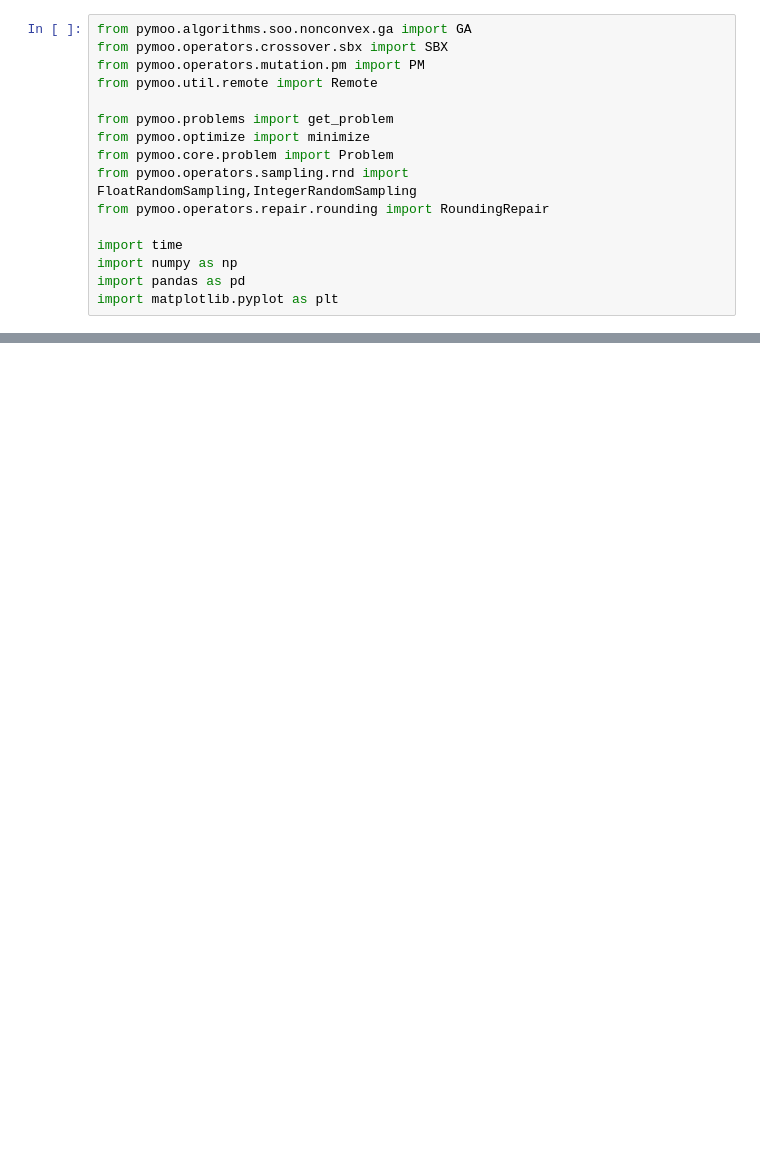
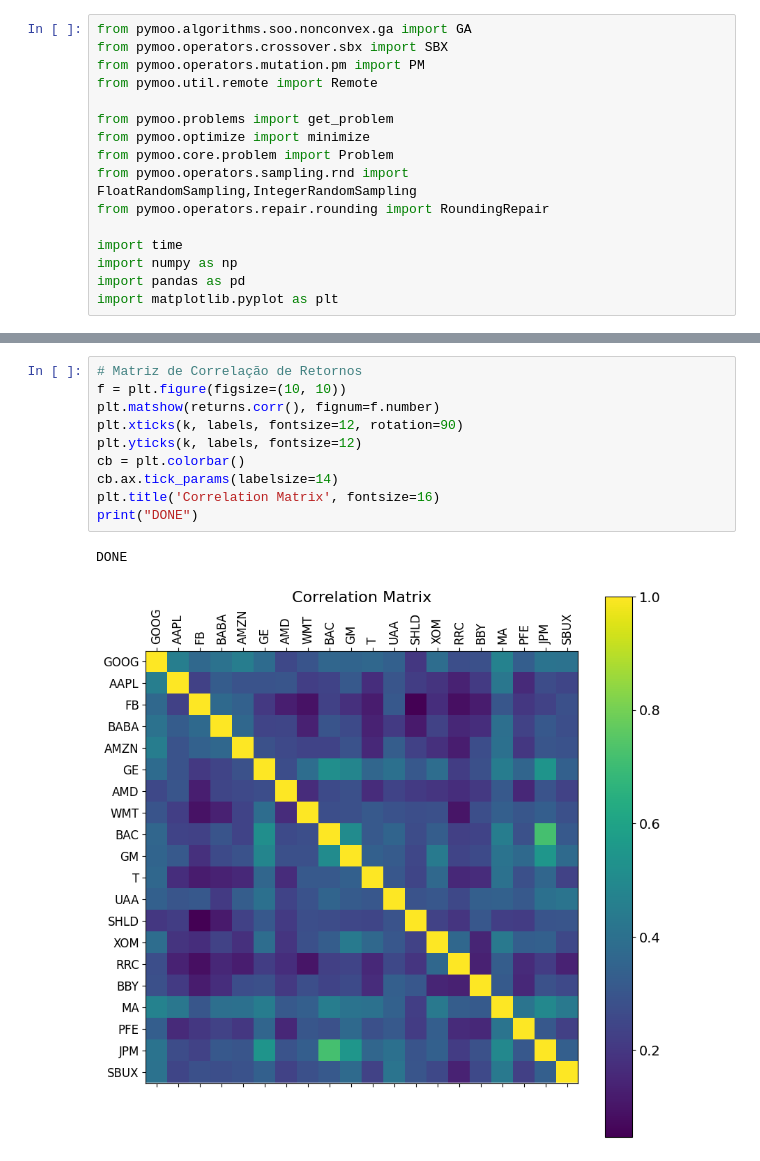
Before and after one commit to JoaoDelVecchio/Quantamental, a Jupyter notebook: Etapa 2/Estratégia 2.1/Estratégia 2.1.ipynb, the cells around one changed output, grey strips where cells are left out. Drawn from its saved outputs; the diff is of its cells as text; blank space fills up the shorter version.

```diff
--- a/Etapa 2/Estratégia 2.1/Estratégia 2.1.ipynb
+++ b/Etapa 2/Estratégia 2.1/Estratégia 2.1.ipynb
@@ -37,0 +48,13 @@ print('Shapes of returns=',returns.shape)
+# %%
+# Matriz de Correlação de Retornos
+f = plt.figure(figsize=(10, 10))
+plt.matshow(returns.corr(), fignum=f.number)
+plt.xticks(k, labels, fontsize=12, rotation=90)
+plt.yticks(k, labels, fontsize=12)
+cb = plt.colorbar()
+cb.ax.tick_params(labelsize=14)
+plt.title('Correlation Matrix', fontsize=16)
+print("DONE")
+# %% [output]
+DONE
+[figure, added]
```
Also changed, not shown: parts of 5 cells of this notebook, 1 other file.
